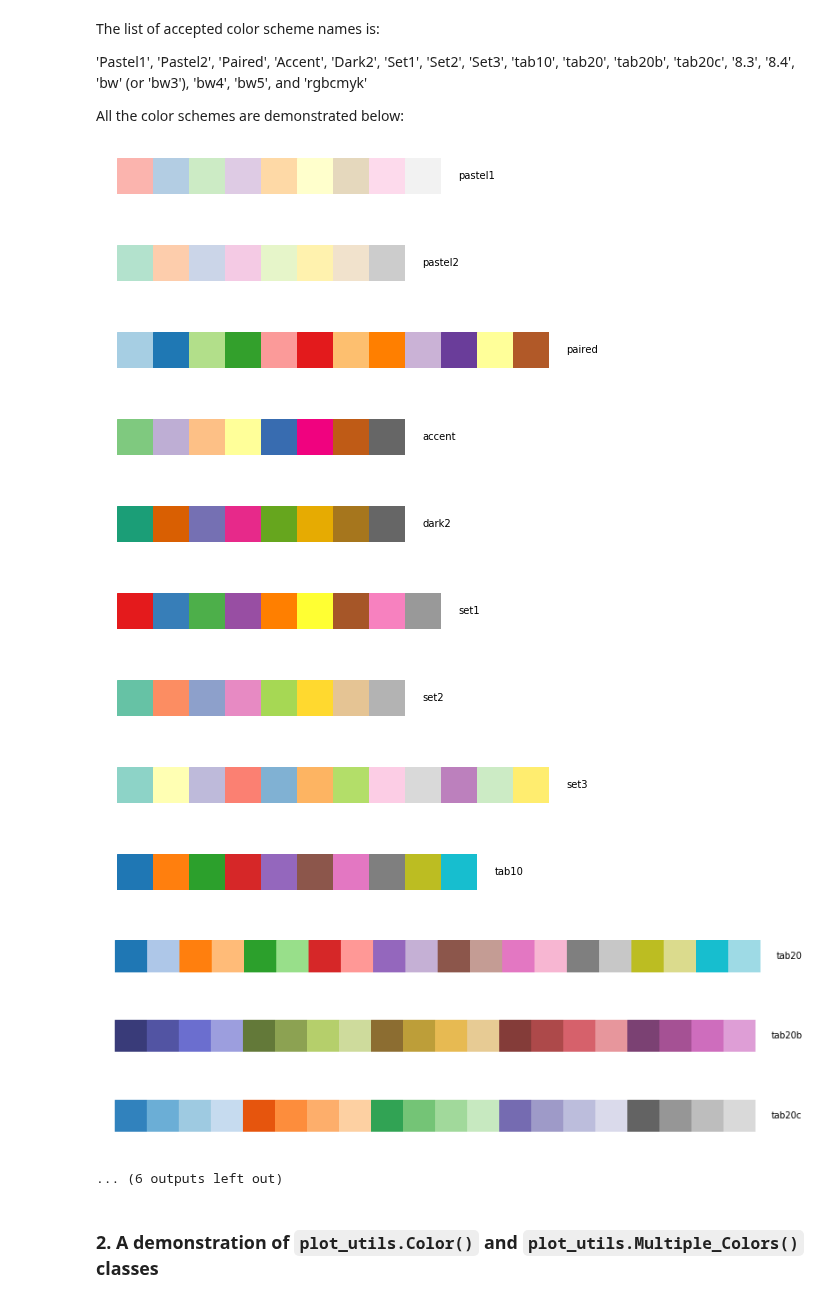
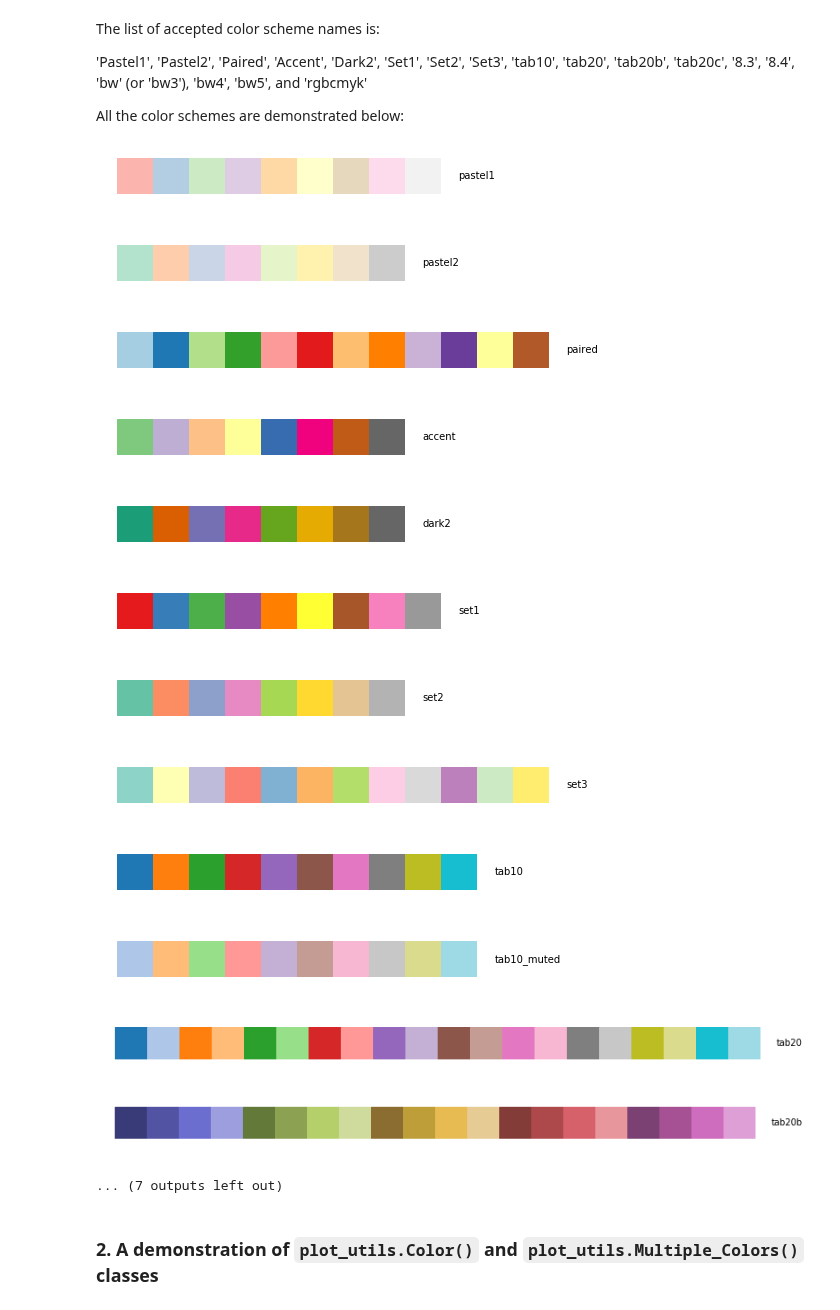
Before and after one commit to teiband/python-plot-utilities, a Jupyter notebook: examples/Color_and_linespec_examples.ipynb, the cells around one changed output. Saved outputs shown, nothing was run; the diff lists cells and outputs as text; code cells hidden in the pictures.

```diff
--- a/examples/Color_and_linespec_examples.ipynb
+++ b/examples/Color_and_linespec_examples.ipynb
@@ -89,23 +89,23 @@ and 'rgbcmyk'
 All the color schemes are demonstrated below:
 # %%
 schemes = ['pastel1', 'pastel2', 'paired', 'accent', 'dark2', 'set1', 'set2', 'set3',
-           'tab10', 'tab20', 'tab20b', 'tab20c', '8.3', '8.4', 'bw', 'bw4', 'bw5', 'rgbcmyk']
+           'tab10', 'tab10_muted', 'tab20', 'tab20b', 'tab20c', '8.3', '8.4', 'bw', 'bw4', 'bw5', 'rgbcmyk']
 for scheme in schemes:
     pu.Multiple_Colors(pu.get_colors(color_scheme=scheme)).show(text=scheme)
 # %% [output]
 [figure]
 [figure]
 [figure]
 [figure]
 [figure]
 [figure]
 [figure]
 [figure]
 [figure]
-[figure, old version]
+[figure, new version]
-[figure, old version]
+[figure, new version]
-[figure, old version]
+[figure, new version]
-... (6 outputs left out)
+... (7 outputs left out)
 # %% [markdown]
 ### 2. A demonstration of `plot_utils.Color()` and `plot_utils.Multiple_Colors()` classes
 # %% [markdown]
```
Also changed, not shown: parts of 1 cell of this notebook, 3 other files.
